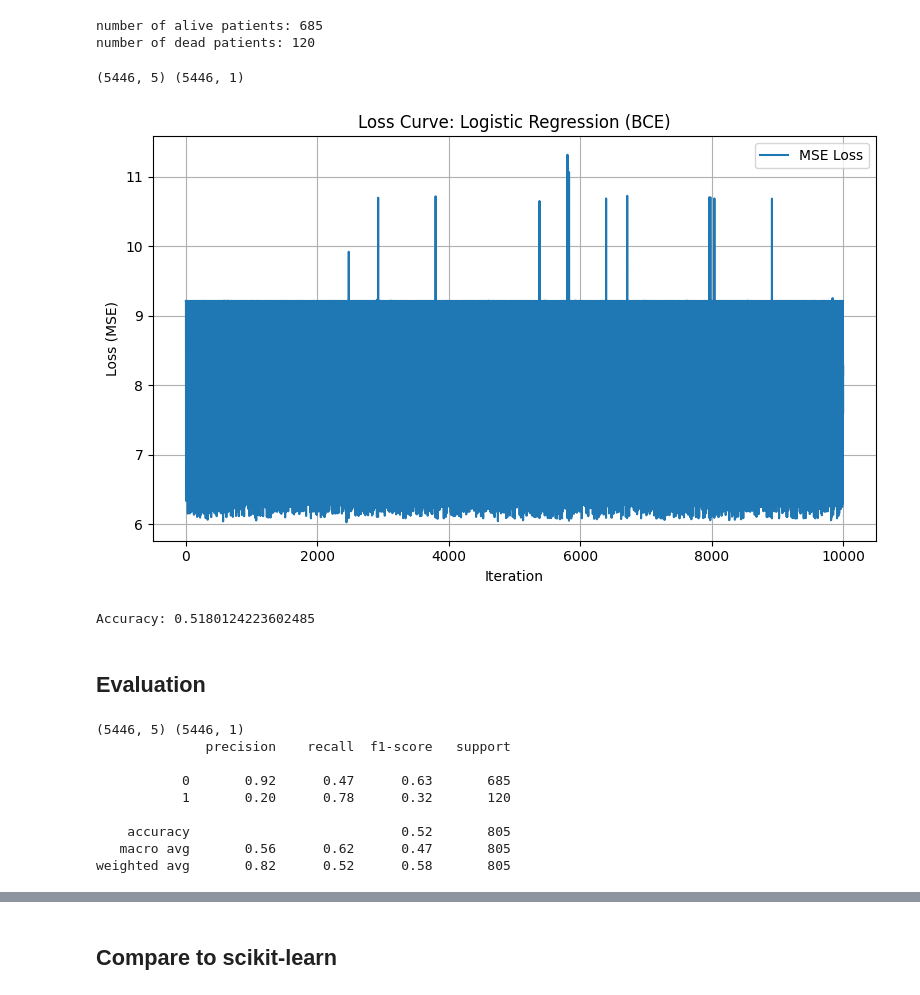
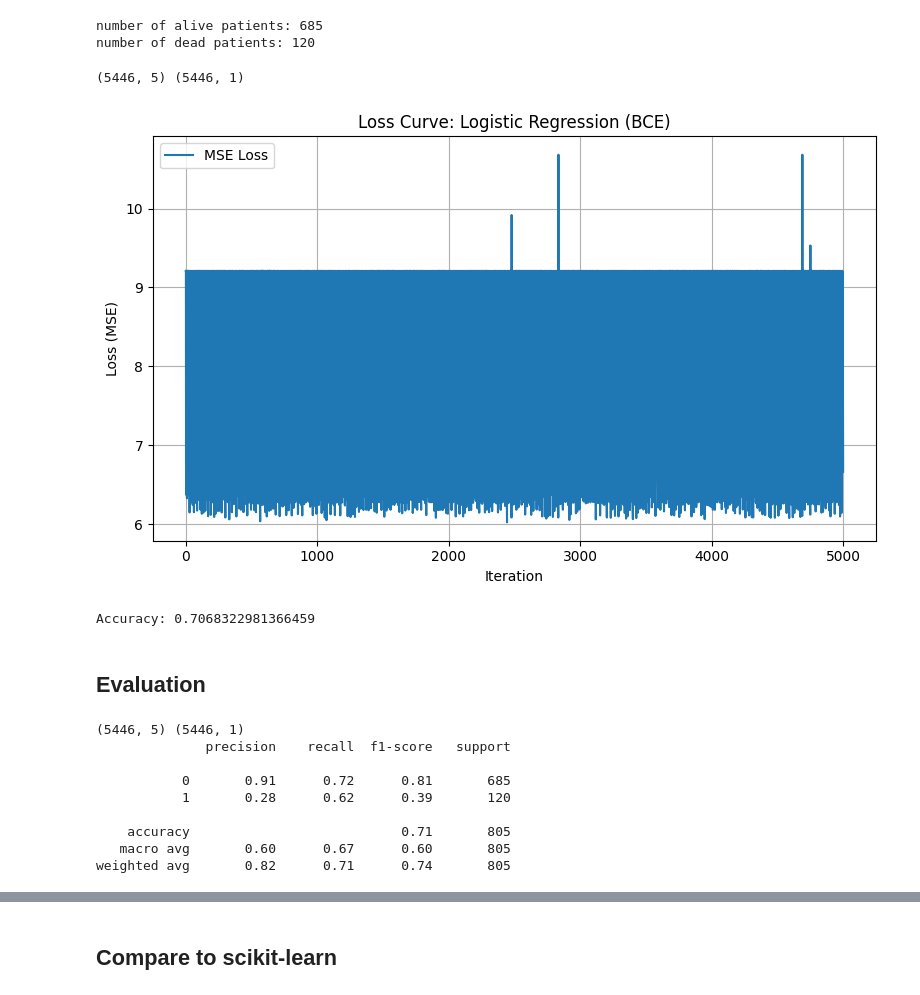
Before and after one commit to Kittonn/intro-to-ml-and-dl-project, a Jupyter notebook: supervised_classifications/logistic_regression.ipynb, the cells around one changed output, grey strips where cells are left out. Drawn from its saved outputs; the diff is of its cells as text; code cells hidden in the pictures.

```diff
--- a/supervised_classifications/logistic_regression.ipynb
+++ b/supervised_classifications/logistic_regression.ipynb
@@ -265,7 +269,7 @@ sm = SMOTENC(categorical_features=categorical_features, random_state=42)
 X_train, y_train = sm.fit_resample(X_train, y_train)
 # %%
 # Hyperparameters
-learning_rate = 1e-3
-num_iterations = 10000
+learning_rate = 1e-2
+num_iterations = 5000
 # %%
 # # Grid Search
@@ -281,19 +333,19 @@ num_iterations = 10000
 # %%
 # Train Logistic Regression from scratch
-BCEmodel_scratch = LogisticRegressionScratchBCE(learning_rate=1e-3, num_iterations=10000)
+BCEmodel_scratch = LogisticRegressionScratchBCE(learning_rate=learning_rate, num_iterations=num_iterations)
 BCEmodel_scratch.fit(X_train, y_train)
 
 # Predict and evaluate
 BCE_pred_scratch = BCEmodel_scratch.predict(X_test)
 BCEmodel_scratch.plot_loss()
 
 score = accuracy_score(y_test, BCE_pred_scratch)
 # score
 print("Accuracy:", score)
 # %% [output]
 (5446, 5) (5446, 1)
-[figure, old version]
+[figure, new version]
-Accuracy: 0.5180124223602485
+Accuracy: 0.7068322981366459
 # %% [markdown]
 ## Evaluation
 # %%
@@ -302,18 +354,18 @@ def predict(model):
     model.predict(X_test)
     print(classification_report(y_true=y_test, y_pred=model.predict(X_test)))
 # %%
-BCEmodel_scratch = LogisticRegressionScratchBCE(learning_rate=1e-3, num_iterations=10000)
+BCEmodel_scratch = LogisticRegressionScratchBCE(learning_rate=learning_rate, num_iterations=num_iterations)
 predict(BCEmodel_scratch)
 # %% [output]
 (5446, 5) (5446, 1)
               precision    recall  f1-score   support
 
-           0       0.92      0.47      0.63       685
-           1       0.20      0.78      0.32       120
+           0       0.91      0.72      0.81       685
+           1       0.28      0.62      0.39       120
 
-    accuracy                           0.52       805
-   macro avg       0.56      0.62      0.47       805
-weighted avg       0.82      0.52      0.58       805
+    accuracy                           0.71       805
+   macro avg       0.60      0.67      0.60       805
+weighted avg       0.82      0.71      0.74       805
 # %%
 # Confusion matrix
 cm = confusion_matrix(y_test, BCE_pred_scratch)
```
Also changed, not shown: parts of 6 cells of this notebook, 3 other files.
